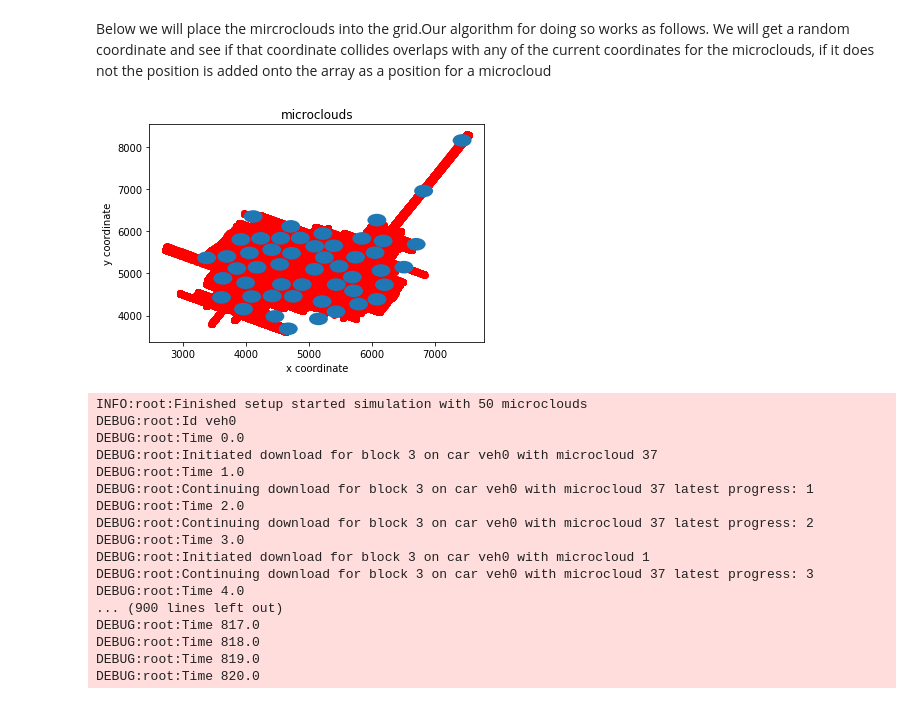
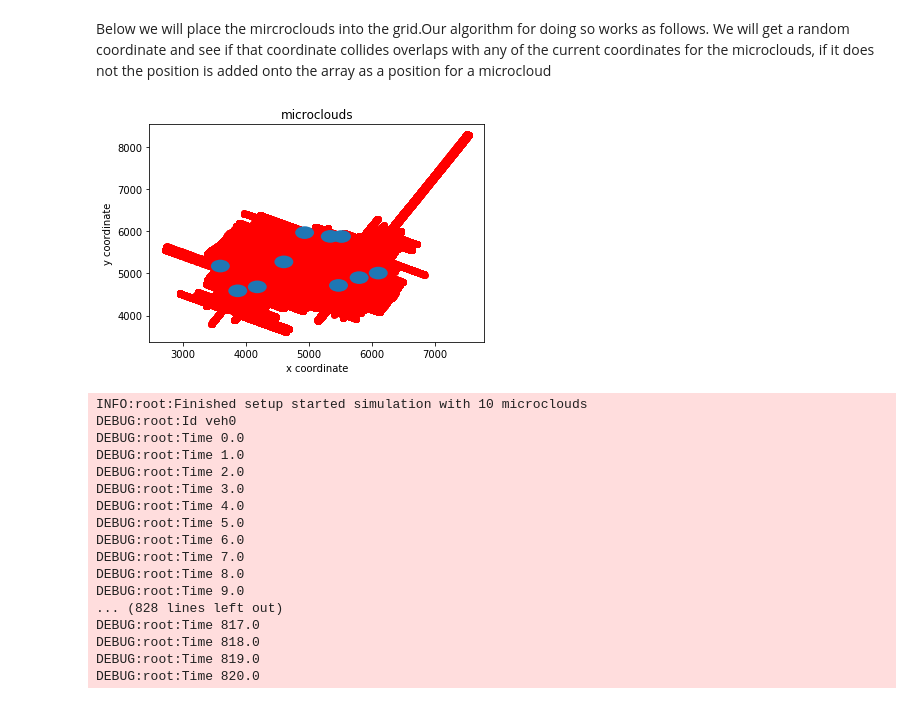
Before and after one commit to JuanMantica123/vanet_simulator, a Jupyter notebook: Vanet_Simulation_New_York.ipynb, the cells around one changed output. Saved outputs shown, nothing was run; the diff lists cells and outputs as text; code cells hidden in the pictures.

Commit message:
Refactored code and fixed multiple downloads bu

```diff
--- a/Vanet_Simulation_New_York.ipynb
+++ b/Vanet_Simulation_New_York.ipynb
@@ -63,25 +63,12 @@ plt.show()
 [figure]
 # %% [markdown]
 Below we will place the mircroclouds into the grid.Our algorithm for doing so works as follows. We will get a random coordinate and see if that coordinate collides overlaps with any of the current coordinates for the microclouds, if it does not the position is added onto the array as a position for a microcloud
-# %%
-def create_coords(num_microclouds,coordinates,microcloud_range):
-    microclouds_coords =  []
-    while(len(microclouds_coords)<num_microclouds):
-        random_coord = coordinates.sample().get_values()[0]
-        overlaps = False
-        for coord in microclouds_coords:
-            if distance.euclidean(coord, random_coord)<microcloud_range:
-                overlaps = True
-                break
-        if not overlaps:
-            microclouds_coords.append(random_coord)
-    return microclouds_coords
 # %%
 MICROCLOUD_RANGE=150
-NUM_MICROCLOUDS = 100
+NUM_MICROCLOUDS = 10
 # %%
-MICROCLOUD_COORDS = create_coords(NUM_MICROCLOUDS,coordinates,MICROCLOUD_RANGE)
+MICROCLOUD_COORDS = create_coords(coordinates,MICROCLOUD_RANGE,num_microclouds=NUM_MICROCLOUDS)
 # %%
-plot_microclouds(microclouds_coords,MICROCLOUD_RANGE,coords_x,coords_y)
+plot_microclouds(MICROCLOUD_COORDS,MICROCLOUD_RANGE,coords_x,coords_y)
 # %% [output]
-[figure, old version]
+[figure, new version]
@@ -112,21 +75,21 @@ def simulation(microclouds_coords=MICROCLOUD_COORDS,cars=CARS,total_blocks = 12,
 # %%
 #This is a test of the simulation with 1 car
 logging.getLogger().setLevel(logging.DEBUG)
-result = simulation(cars=[CARS[0]])
+result = simulation(MICROCLOUD_COORDS,MICROCLOUD_RANGE,[CARS[0]],car_groups)
 # %% [output]
-INFO:root:Finished setup started simulation with 50 microclouds
+INFO:root:Finished setup started simulation with 10 microclouds
 DEBUG:root:Id veh0
 DEBUG:root:Time 0.0
-DEBUG:root:Initiated download for block 3 on car veh0 with microcloud 37
 DEBUG:root:Time 1.0
-DEBUG:root:Continuing download for block 3 on car veh0 with microcloud 37 latest progress: 1
 DEBUG:root:Time 2.0
-DEBUG:root:Continuing download for block 3 on car veh0 with microcloud 37 latest progress: 2
 DEBUG:root:Time 3.0
-DEBUG:root:Initiated download for block 3 on car veh0 with microcloud 1
-DEBUG:root:Continuing download for block 3 on car veh0 with microcloud 37 latest progress: 3
 DEBUG:root:Time 4.0
-... (900 lines left out)
+DEBUG:root:Time 5.0
+DEBUG:root:Time 6.0
+DEBUG:root:Time 7.0
+DEBUG:root:Time 8.0
+DEBUG:root:Time 9.0
+... (828 lines left out)
 DEBUG:root:Time 817.0
 DEBUG:root:Time 818.0
 DEBUG:root:Time 819.0
```
Also changed, not shown: parts of 13 cells of this notebook, 11 other files.
